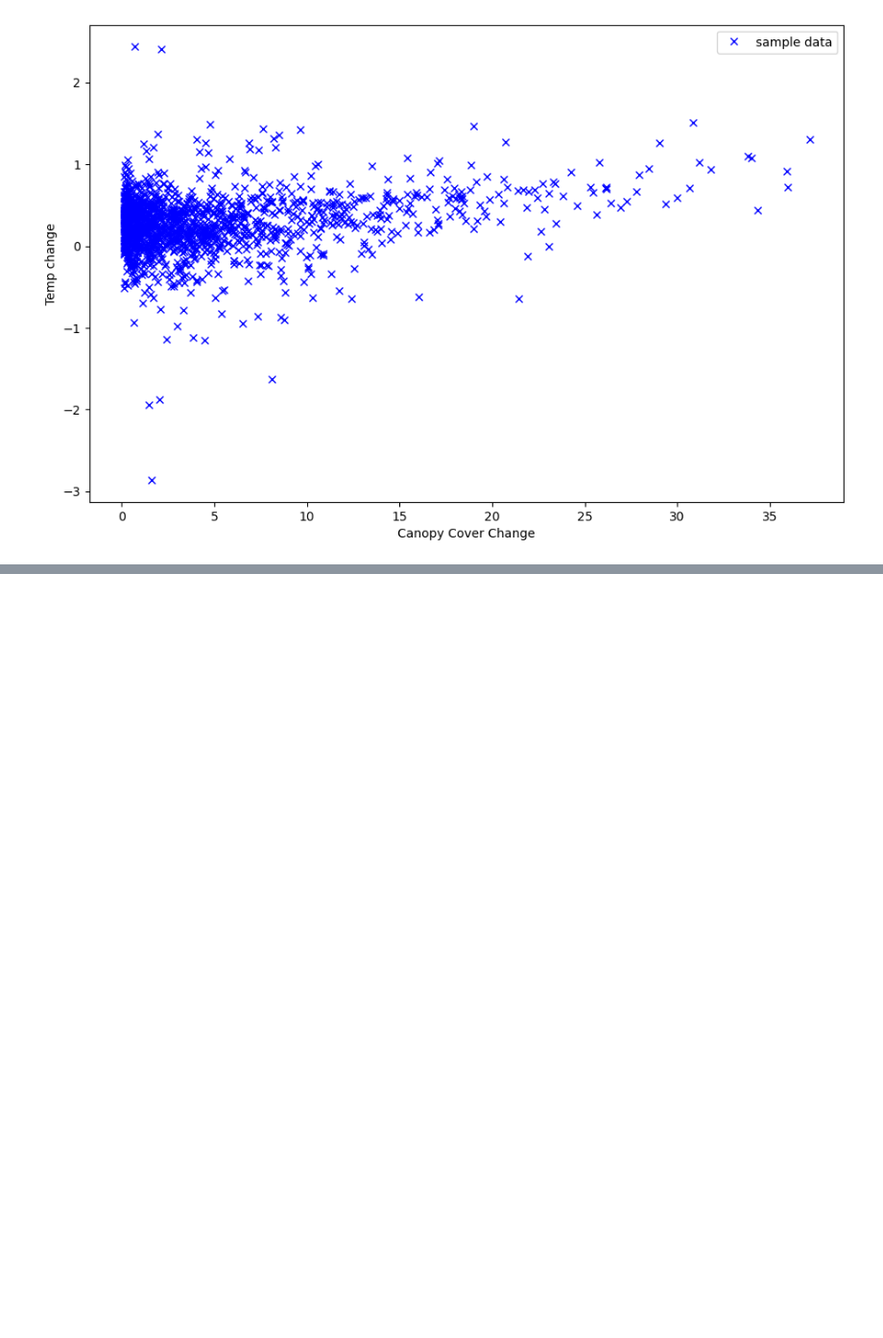
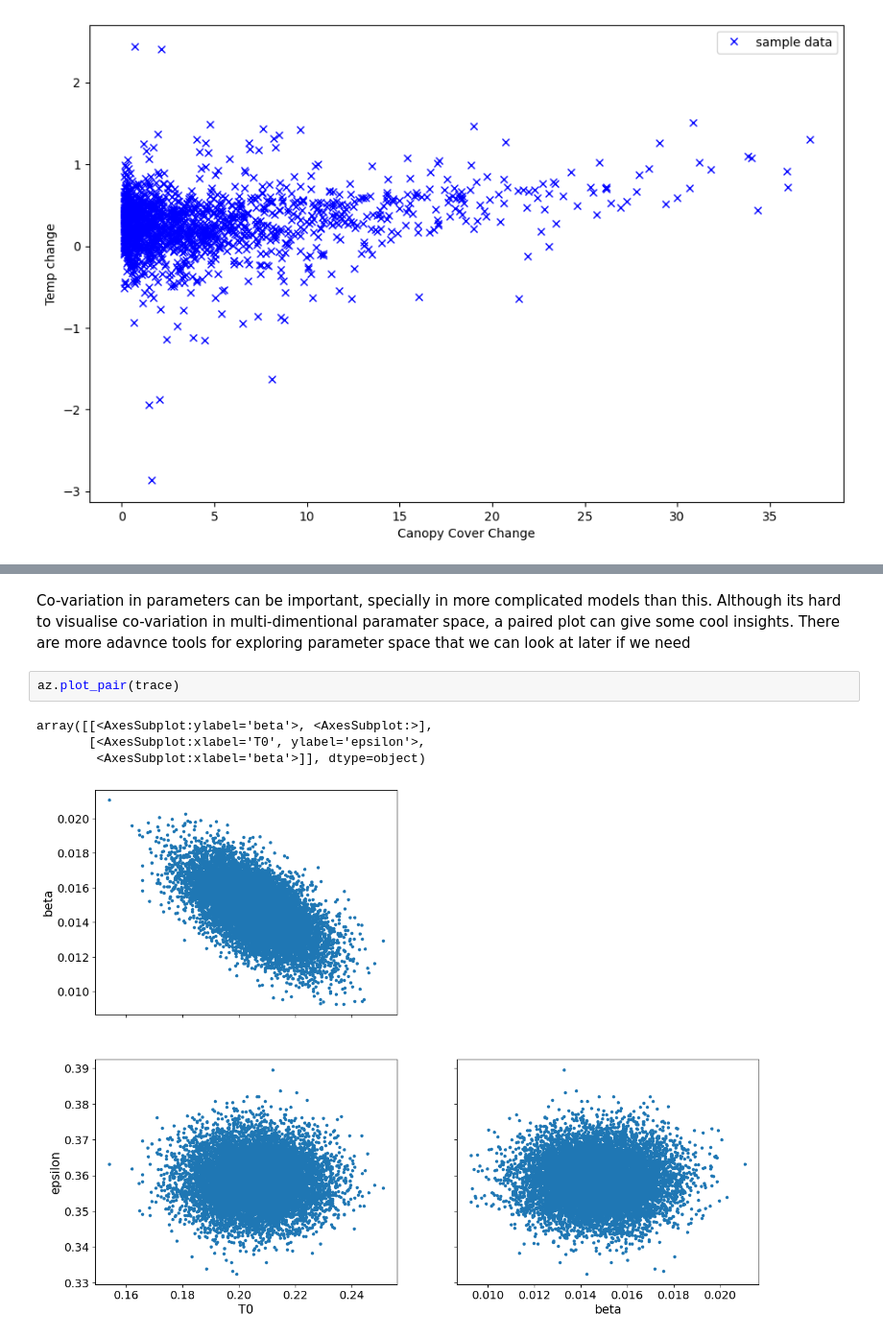
Before and after one commit to douglask3/deforest_Temp_coupling, a Jupyter notebook: linear_reg_example.ipynb, the cells around one changed output, grey strips where cells are left out. Shown at 96% size. Cells and saved outputs as stored; diff of their text form; blank space fills up the shorter version.

```diff
--- a/linear_reg_example.ipynb
+++ b/linear_reg_example.ipynb
@@ -54,0 +124,9 @@ az.plot_trace(trace, figsize=(12, 7));
+# %% [markdown]
+Co-variation in parameters can be important, specially in more complicated models than this. Although its hard to visualise co-variation in multi-dimentional paramater space, a paired plot can give some cool insights. There are more adavnce tools for exploring parameter space that we can look at later if we need
+# %%
+az.plot_pair(trace)
+# %% [output]
+array([[<AxesSubplot:ylabel='beta'>, <AxesSubplot:>],
+       [<AxesSubplot:xlabel='T0', ylabel='epsilon'>,
+        <AxesSubplot:xlabel='beta'>]], dtype=object)
+[figure, added]
```
Also changed, not shown: parts of 15 cells of this notebook.
